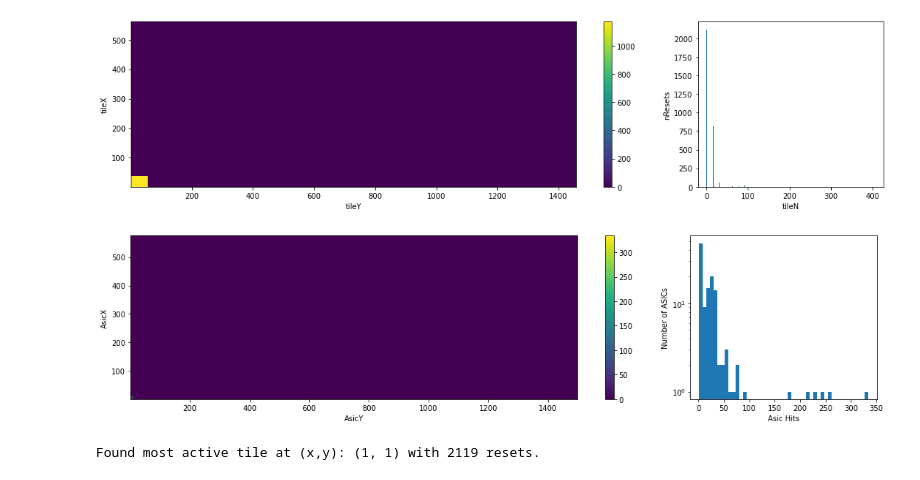
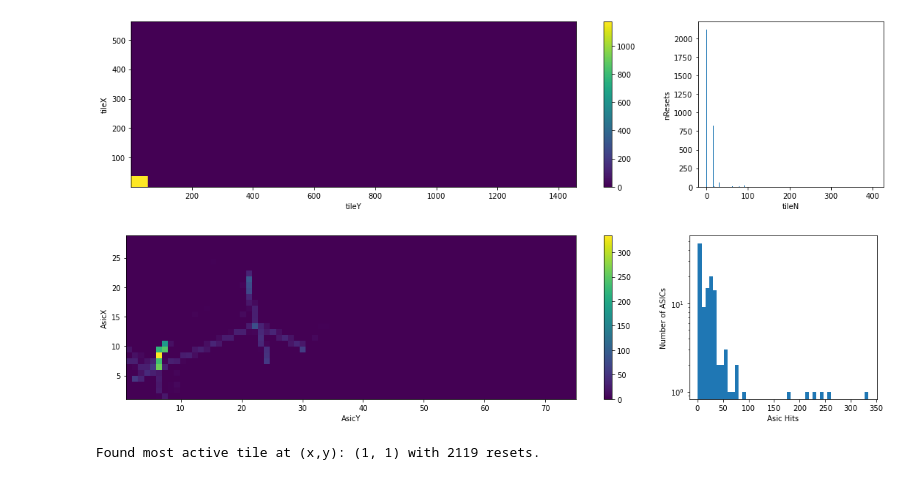
Before and after one commit to kkeefe/qpix-digital, a Jupyter notebook: simulation-rtd/neutrinosNB.ipynb, the cells around one changed output. Drawn from its saved outputs; the diff is of its cells as text; code cells hidden in the pictures.

```diff
--- a/simulation-rtd/neutrinosNB.ipynb
+++ b/simulation-rtd/neutrinosNB.ipynb
@@ -322,28 +306,28 @@ plt.savefig("TileHits.png")
 # %%
 # view of asics
 x = df['AsicX'].values
 y = df['AsicY'].values
 
 fig, ax = plt.subplots(1, 2, figsize =(yMAX/scale*1.5, xMAX/scale), gridspec_kw={'width_ratios': [3, 1]})
-h = ax[0].hist2d(y, x, bins=[yMAX, xMAX], range=[[yMIN,yMAX], [xMIN,xMAX]])
+h = ax[0].hist2d(y, x, bins=[int(yMAX/20), int(xMAX/20)], range=[[yMIN,yMAX/20], [xMIN,xMAX/20]])
 ax[0].set_ylabel('AsicX')
 ax[0].set_xlabel("AsicY")
 fig.colorbar(h[3], ax=ax[0])
 
 Asics = df['AsicN'].values
 nAsics = len(set(df['AsicN'].unique()))
 # ax[1].hist(Asics, bins=int(np.sqrt(nAsics)), range=(0,nAsics))
 
 countAsics = df['AsicN'].value_counts()
 counts = countAsics.unique()
 maxCount = max(counts)
 ax[1].hist(countAsics, bins=len(counts), log=True, range=(1, maxCount))
 ax[1].set_ylabel("Number of ASICs")
 ax[1].set_xlabel("Asic Hits")
 plt.tight_layout()
 plt.savefig("AsicHits.png")
 # %% [output]
-[figure, old version]
+[figure, new version]
 # %%
 xmin = bestX
 xmax = bestX + xDIM
```
Also changed, not shown: parts of 1 cell of this notebook, 6 other files.
